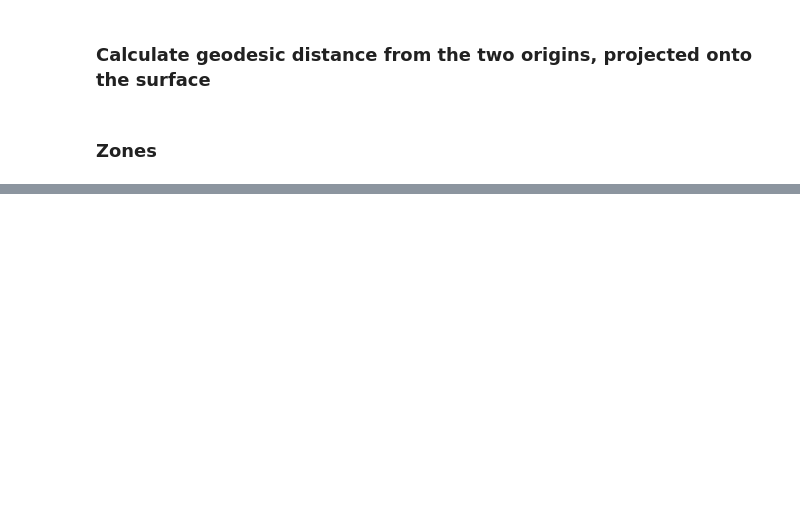
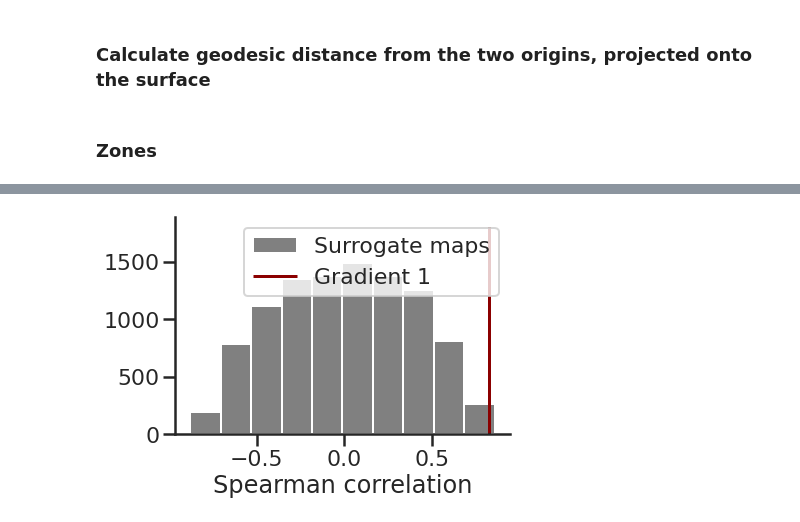
Before and after one commit to juhuntenburg/mouse_gradients, a Jupyter notebook: 05_Distance_Origins.ipynb, the cells around one changed output, grey strips where cells are left out. Drawn from its saved outputs; the diff is of its cells as text; code cells hidden in the pictures; blank space fills up the shorter version.

```diff
--- a/05_Distance_Origins.ipynb
+++ b/05_Distance_Origins.ipynb
@@ -99,0 +120,8 @@ Gradient 5: -29.84, 0.00
+# %%
+plt.hist(rs, color='grey', label='Surrogate maps')
+plt.vlines(r, 0,1800, color='darkred', label='Gradient 1')
+plt.xlabel('Spearman correlation')
+plt.legend()
+sns.despine()
+# %% [output]
+[figure, added]
```
Also changed, not shown: parts of 6 cells of this notebook.
